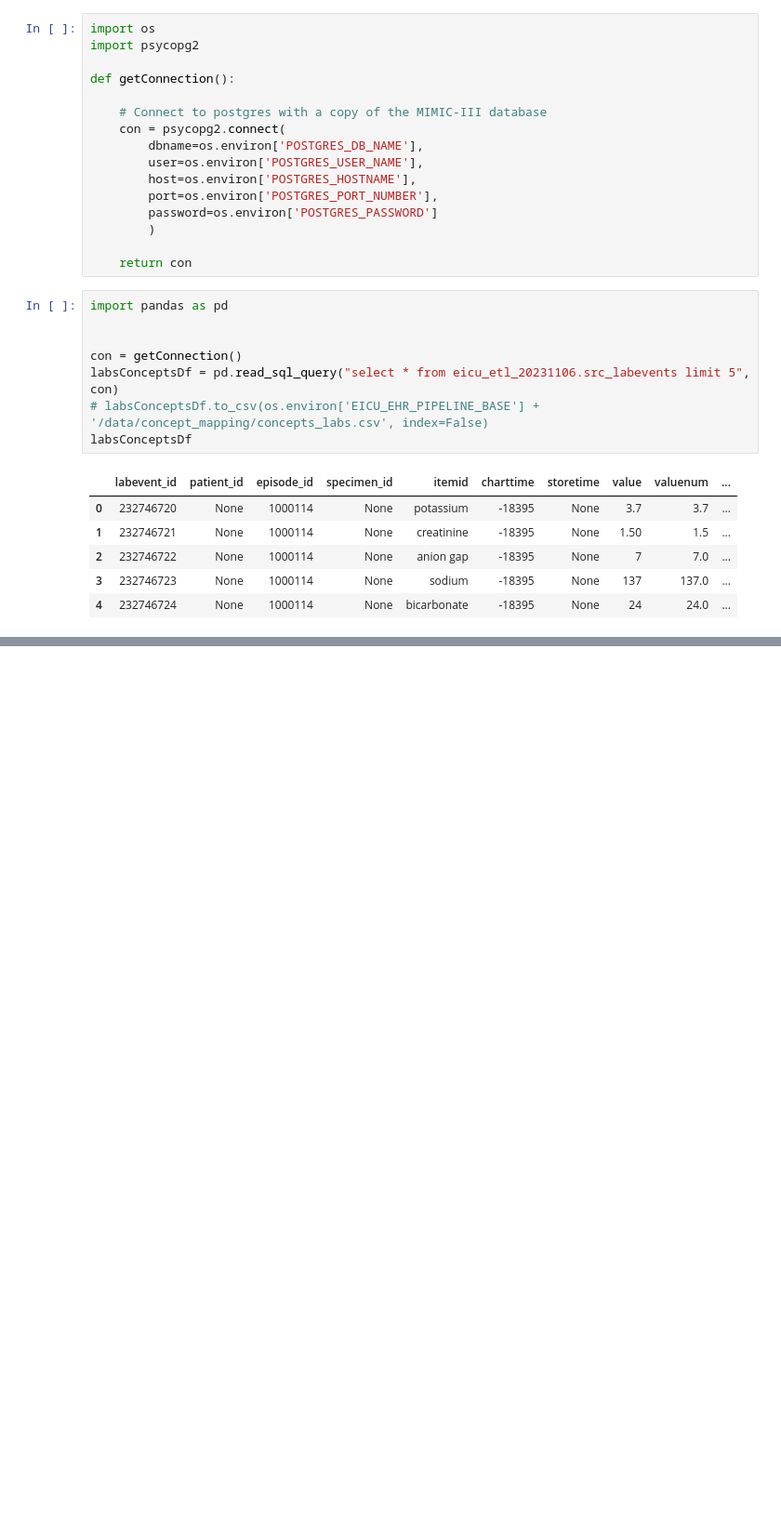
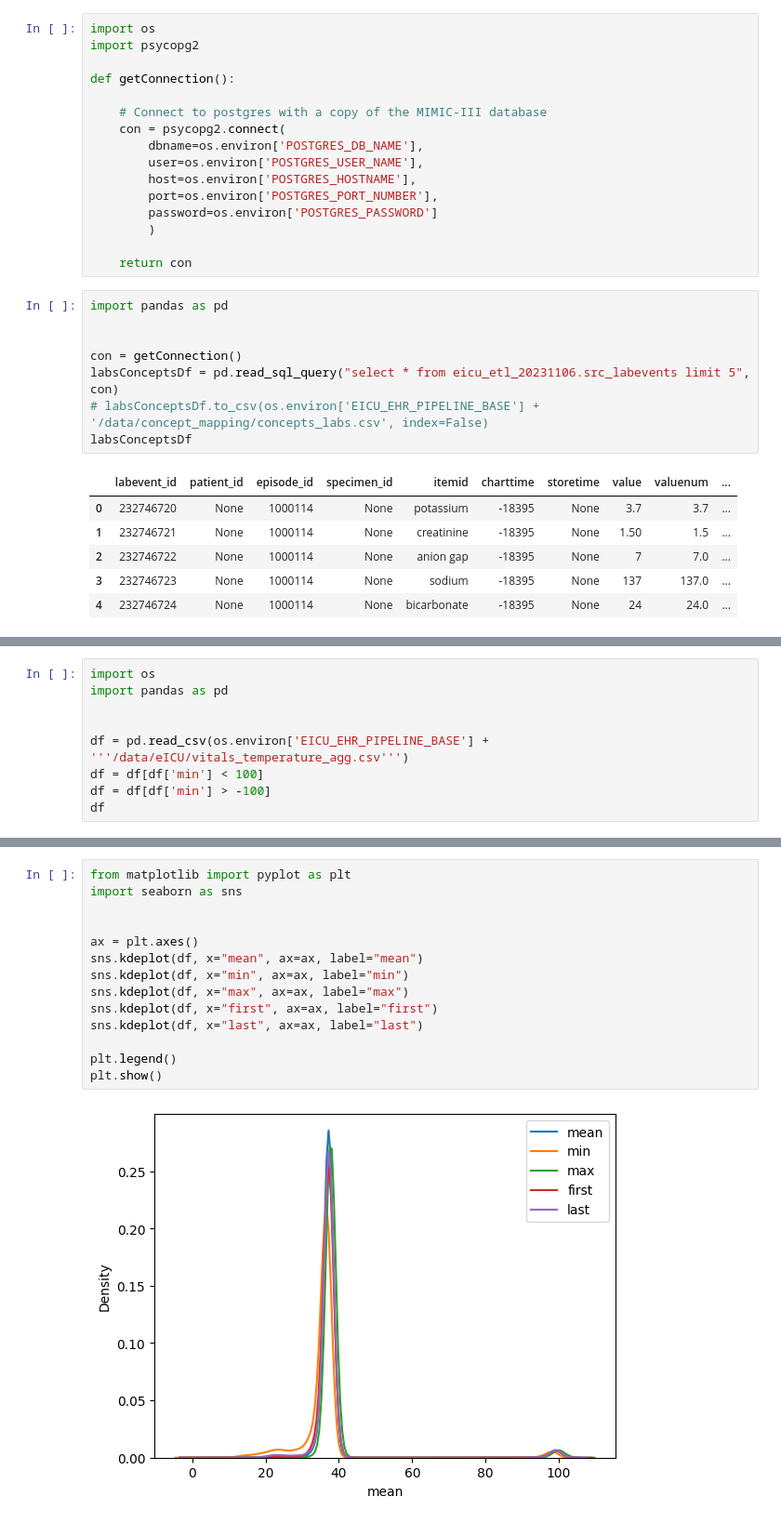
Before and after one commit to ryashpal/eICU-EHR-Pipeline, a Jupyter notebook: notebooks/testing.ipynb, the cells around one changed output, grey strips where cells are left out. Shown: that part at 93% size. Drawn from its saved outputs; the diff is of its cells as text; blank space fills up the shorter version.

```diff
--- a/notebooks/testing.ipynb
+++ b/notebooks/testing.ipynb
@@ -31,0 +144,9 @@ labsConceptsDf
+# %%
+import os
+import pandas as pd
+
+
+df = pd.read_csv(os.environ['EICU_EHR_PIPELINE_BASE'] + '''/data/eICU/vitals_temperature_agg.csv''')
+df = df[df['min'] < 100]
+df = df[df['min'] > -100]
+df
@@ -31,0 +167,16 @@ labsConceptsDf
+# %%
+from matplotlib import pyplot as plt
+import seaborn as sns
+
+
+ax = plt.axes()
+sns.kdeplot(df, x="mean", ax=ax, label="mean")
+sns.kdeplot(df, x="min", ax=ax, label="min")
+sns.kdeplot(df, x="max", ax=ax, label="max")
+sns.kdeplot(df, x="first", ax=ax, label="first")
+sns.kdeplot(df, x="last", ax=ax, label="last")
+
+plt.legend()
+plt.show()
+# %% [output]
+[figure, added]
```
Also changed, not shown: parts of 24 cells of this notebook, 3 other files.
